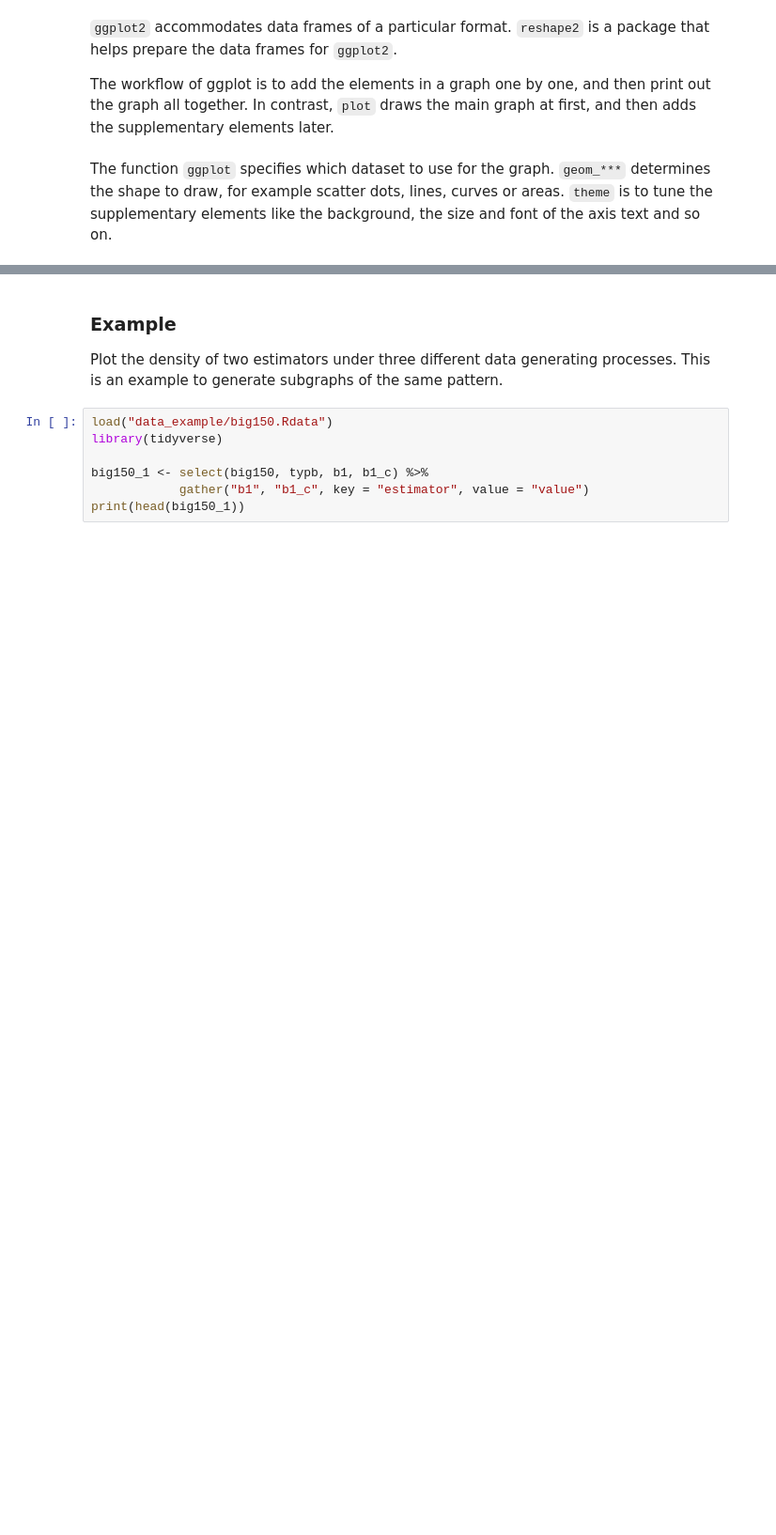
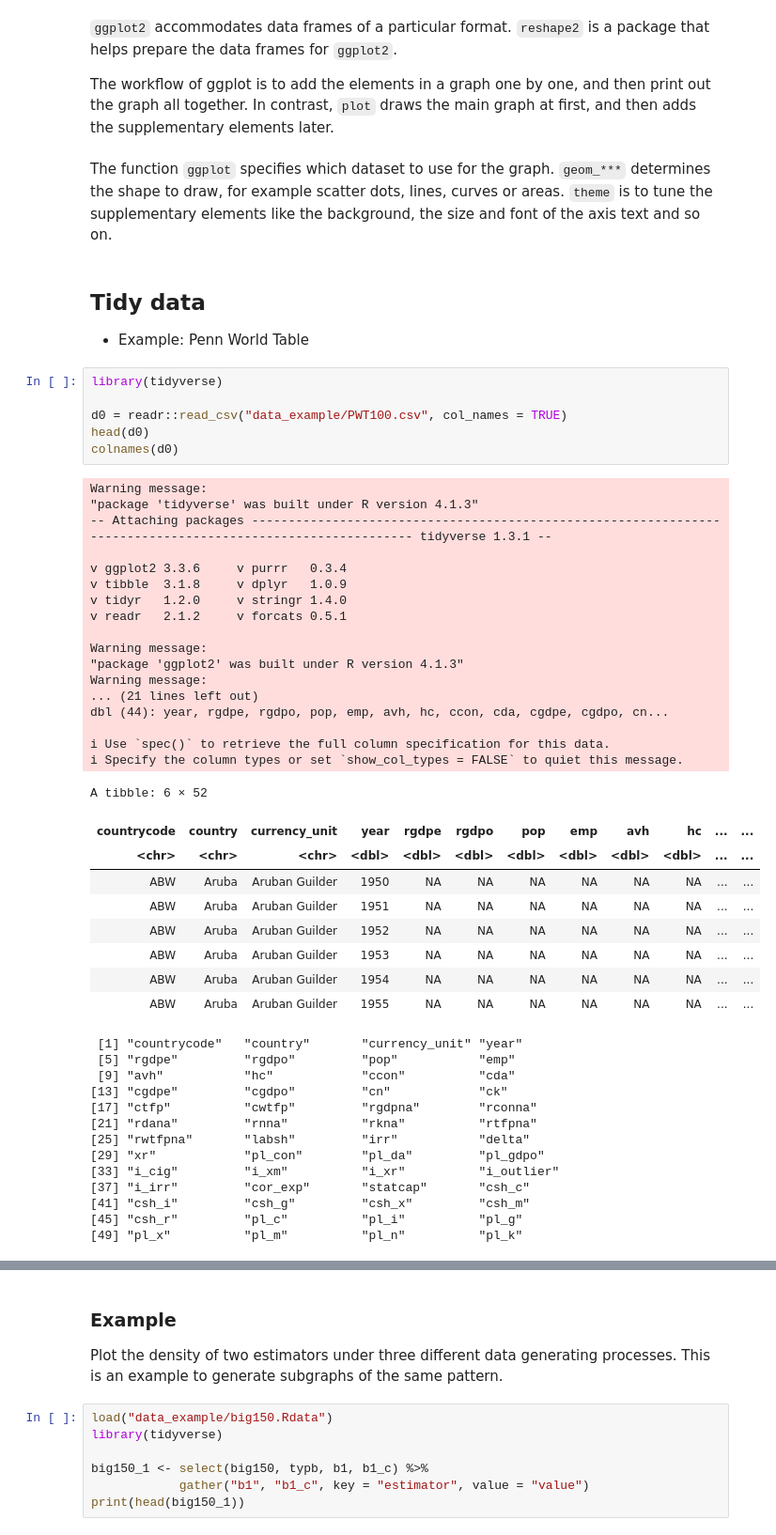
Before and after one commit to zhentaoshi/econ_data_science, a Jupyter notebook: slides_04_visualization.ipynb, the cells around one changed output, grey strips where cells are left out. Shown at 94% size. Saved outputs shown, nothing was run; the diff lists cells and outputs as text; blank space fills up the shorter version.

```diff
--- a/slides_04_visualization.ipynb
+++ b/slides_04_visualization.ipynb
@@ -136,3 +135,53 @@ the graph all together.
 In contrast, `plot` draws the main graph at first, and then adds the supplementary elements later.
 # %% [markdown]
 The function `ggplot` specifies which dataset to use for the graph. `geom_***` determines the shape to draw, for example scatter dots, lines, curves or areas. `theme` is to tune the supplementary elements like the background, the size and font of the axis text and so on.
+# %% [markdown]
+## Tidy data
+
+* Example: Penn World Table
+# %%
+library(tidyverse)
+
+d0 = readr::read_csv("data_example/PWT100.csv", col_names = TRUE)
+head(d0)
+colnames(d0)
+# %% [output]
+Warning message:
+"package 'tidyverse' was built under R version 4.1.3"
+-- Attaching packages ------------------------------------------------------------------------------------------------------------ tidyverse 1.3.1 --
+
+v ggplot2 3.3.6     v purrr   0.3.4
+v tibble  3.1.8     v dplyr   1.0.9
+v tidyr   1.2.0     v stringr 1.4.0
+v readr   2.1.2     v forcats 0.5.1
+
+Warning message:
+"package 'ggplot2' was built under R version 4.1.3"
+Warning message:
+... (21 lines left out)
+dbl (44): year, rgdpe, rgdpo, pop, emp, avh, hc, ccon, cda, cgdpe, cgdpo, cn...
+
+i Use `spec()` to retrieve the full column specification for this data.
+i Specify the column types or set `show_col_types = FALSE` to quiet this message.
+A tibble: 6 × 52
+| countrycode | country | currency_unit | year | rgdpe | rgdpo | pop | emp | avh | hc | ... | ... |
+| <chr> | <chr> | <chr> | <dbl> | <dbl> | <dbl> | <dbl> | <dbl> | <dbl> | <dbl> | ... | ... |
+| ABW | Aruba | Aruban Guilder | 1950 | NA | NA | NA | NA | NA | NA | ... | ... |
+| ABW | Aruba | Aruban Guilder | 1951 | NA | NA | NA | NA | NA | NA | ... | ... |
+| ABW | Aruba | Aruban Guilder | 1952 | NA | NA | NA | NA | NA | NA | ... | ... |
+| ABW | Aruba | Aruban Guilder | 1953 | NA | NA | NA | NA | NA | NA | ... | ... |
+| ABW | Aruba | Aruban Guilder | 1954 | NA | NA | NA | NA | NA | NA | ... | ... |
+| ABW | Aruba | Aruban Guilder | 1955 | NA | NA | NA | NA | NA | NA | ... | ... |
+ [1] "countrycode"   "country"       "currency_unit" "year"
+ [5] "rgdpe"         "rgdpo"         "pop"           "emp"
+ [9] "avh"           "hc"            "ccon"          "cda"
+[13] "cgdpe"         "cgdpo"         "cn"            "ck"
+[17] "ctfp"          "cwtfp"         "rgdpna"        "rconna"
+[21] "rdana"         "rnna"          "rkna"          "rtfpna"
+[25] "rwtfpna"       "labsh"         "irr"           "delta"
+[29] "xr"            "pl_con"        "pl_da"         "pl_gdpo"
+[33] "i_cig"         "i_xm"          "i_xr"          "i_outlier"
+[37] "i_irr"         "cor_exp"       "statcap"       "csh_c"
+[41] "csh_i"         "csh_g"         "csh_x"         "csh_m"
+[45] "csh_r"         "pl_c"          "pl_i"          "pl_g"
+[49] "pl_x"          "pl_m"          "pl_n"          "pl_k"
```
Also changed, not shown: parts of 8 cells of this notebook, 2 other files.
